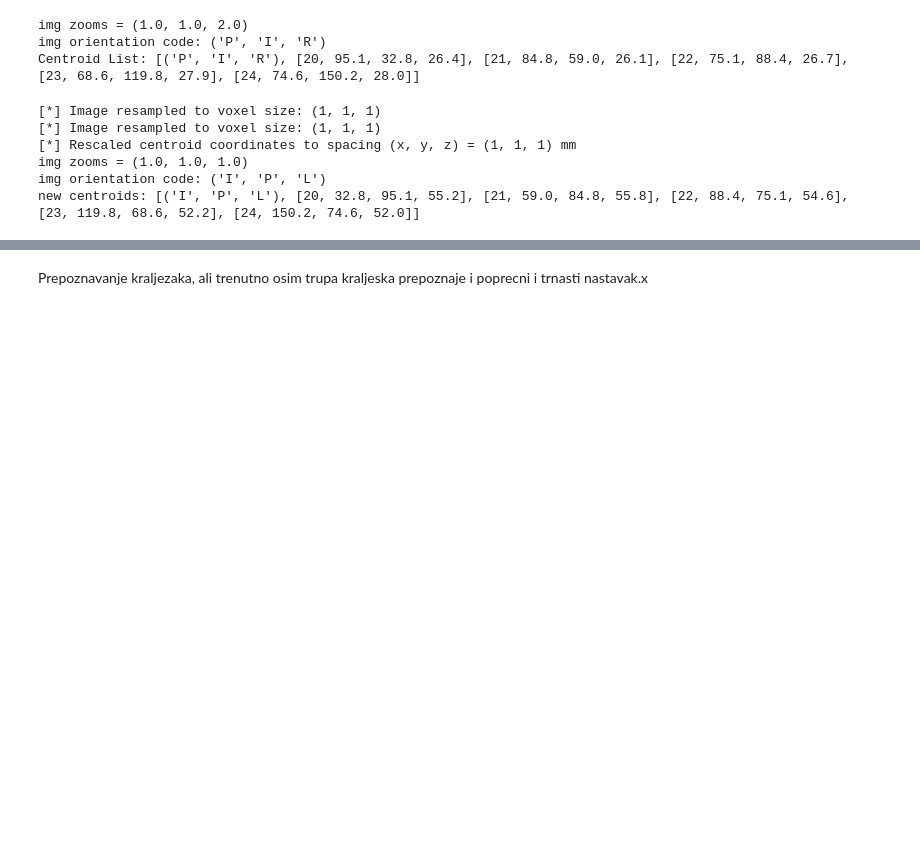
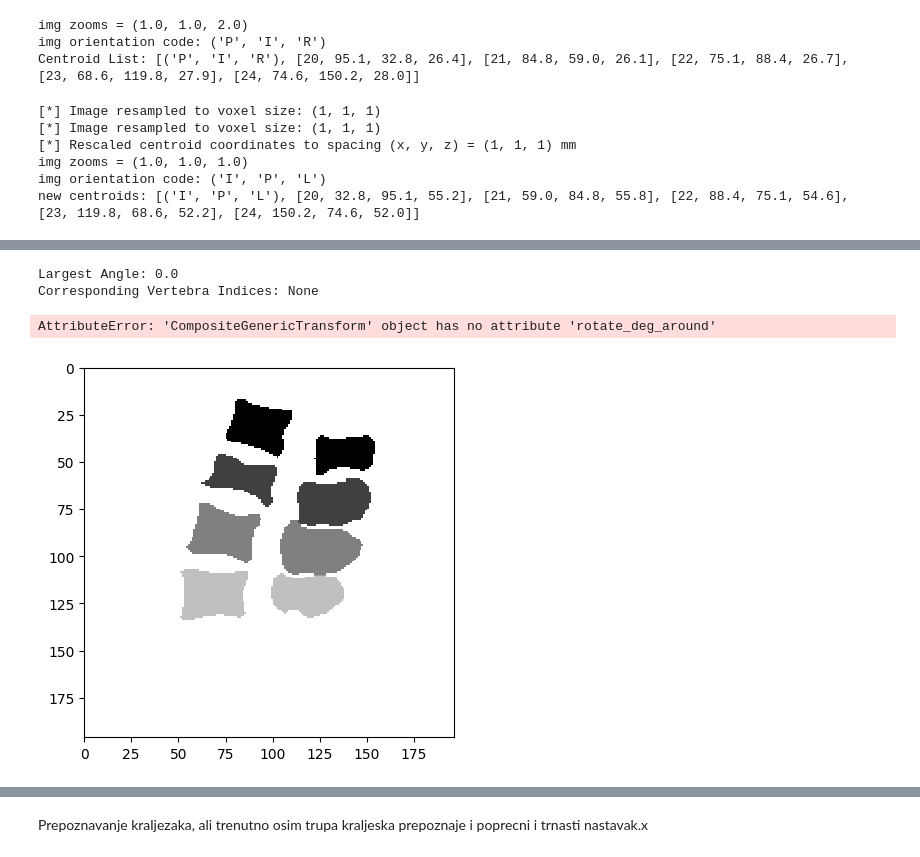
Before and after one commit to emajavor/racunalni_vid, a Jupyter notebook: cobbs_angle.ipynb, the cells around one changed output, grey strips where cells are left out. Drawn from its saved outputs; the diff is of its cells as text; code cells hidden in the pictures; blank space fills up the shorter version.

```diff
--- a/cobbs_angle.ipynb
+++ b/cobbs_angle.ipynb
@@ -185,0 +161,76 @@ plot_sag_centroids(axs[0], ctd_iso, zooms)
+# %%
+import numpy as np
+
+# Assuming you have extracted major axes for each vertebra and stored them in a list
+major_axes = [...]  # List of major axes for each vertebra
+
+# Define a function to calculate the angle between two vectors
+def angle_between(v1, v2):
+    """Calculate the angle in radians between two vectors."""
+    dot_product = np.dot(v1, v2)
+    norm_product = np.linalg.norm(v1) * np.linalg.norm(v2)
+    return np.arccos(dot_product / norm_product)
+
+# Initialize variables to store the largest angle and the corresponding vertebra indices
+largest_angle = 0
+largest_angle_indices = None
+
+# Loop through each pair of major axes and calculate the angle between them
+for i in range(len(major_axes)):
+    for j in range(i+1, len(major_axes)):
+        angle = angle_between(major_axes[i], major_axes[j])
+        if angle > largest_angle:
+            largest_angle = angle
+            largest_angle_indices = (i, j)
+
+# Print the largest angle and its corresponding vertebra indices
+print("Largest Angle:", np.degrees(largest_angle))
+print("Corresponding Vertebra Indices:", largest_angle_indices)
+# %% [output]
+Largest Angle: 0.0
+Corresponding Vertebra Indices: None
+# %%
+import numpy as np
+import matplotlib.pyplot as plt
+import matplotlib.patches as patches
+import skimage.measure
+
+# Function to create a rotated rectangle
+def create_rotated_rectangle(center, width, height, angle):
+    rectangle = patches.Rectangle((0, 0), width, height, edgecolor='blue', facecolor='none')
+    rectangle.set_transform(
+        plt.gca().transData.rotate_deg_around(center[0], center[1], np.degrees(-angle)))
+    return rectangle
+
+# Plot the original image
+plt.imshow(msk_np_sag, cmap='gray')
+
+# Set the axis limits to match the dimensions of the image
+plt.xlim(0, msk_np_sag.shape[1])
+plt.ylim(msk_np_sag.shape[0], 0)  # Invert y-axis to match image coordinates
+
+# Measure region properties
+regions = skimage.measure.regionprops(labeled)
+
+# Loop through each region
+for props in regions:
+    # Get bounding box coordinates for the current region
+    minr, minc, maxr, maxc = props.bbox
+
+    # Get the centroid coordinates
+    centroid_y, centroid_x = props.centroid
+
+    # Calculate the width and height of the rectangle
+    width = maxc - minc
+    height = maxr - minr
+
+    # Create the rotated rectangle
+    rectangle = create_rotated_rectangle((centroid_x, centroid_y), width, height, props.orientation)
+
+    # Add the rectangle to the plot
+    plt.gca().add_patch(rectangle)
+
+plt.show()
+# %% [output]
+AttributeError: 'CompositeGenericTransform' object has no attribute 'rotate_deg_around'
+[figure, added]
```
Also changed, not shown: parts of 12 cells of this notebook.
